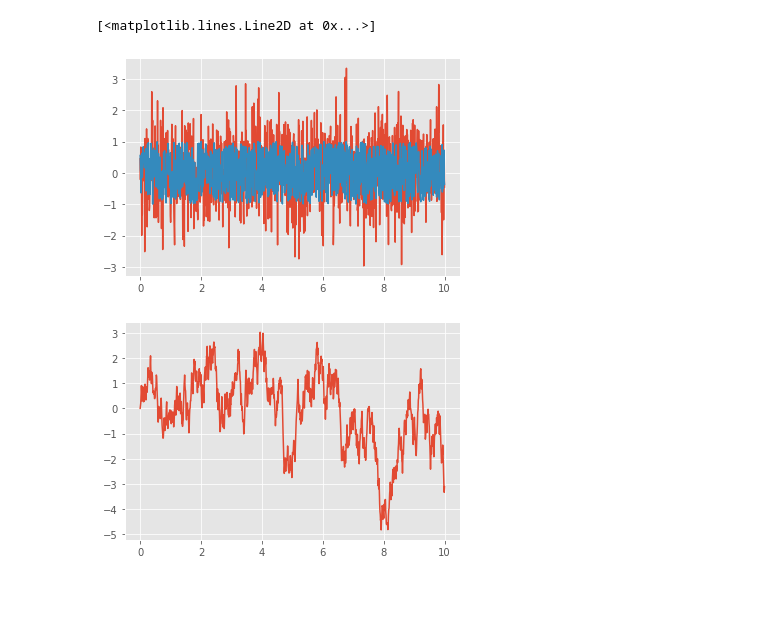
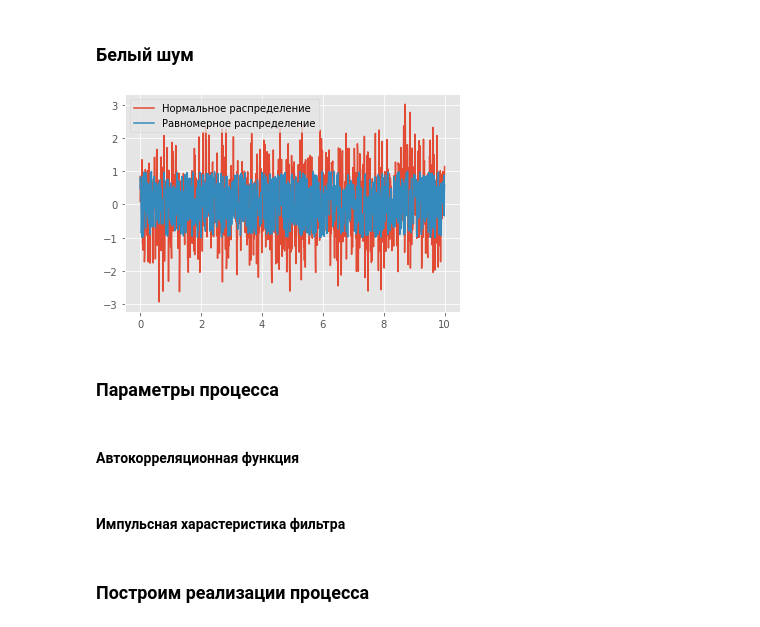
Before and after one commit to andrew-kulikov/matmod, a Jupyter notebook: src/lab3_shit.ipynb, the cells around one changed output. Saved outputs shown, nothing was run; the diff lists cells and outputs as text; code cells hidden in the pictures; blank space fills up the shorter version.

```diff
--- a/src/lab3_shit.ipynb
+++ b/src/lab3_shit.ipynb
@@ -5,21 +5,25 @@ from matplotlib import pyplot as plt
 import math
 
 plt.style.use('ggplot')
+# %% [markdown]
+### Белый шум
 # %%
 n = 1000
 t0 = 0
 t1 = 10
 
-x = [np.random.normal() for _ in range(n)]
 t = np.linspace(t0, t1, n)
 
-x_u = [np.random.uniform(-1, 1) for _ in range(n)]
+normal_noise = [np.random.normal() for _ in range(n)]
+uniform_noise = [np.random.uniform(-1, 1) for _ in range(n)]
 # %%
-plt.plot(t, x)
-plt.plot(t, x_u)
+plt.plot(t, normal_noise, label='Нормальное распределение')
+plt.plot(t, uniform_noise, label='Равномерное распределение')
+plt.legend();
 # %% [output]
-[<matplotlib.lines.Line2D at 0x...>]
-[figure, old version]
+[figure, new version]
+# %% [markdown]
+### Параметры процесса
 # %%
 σ = 1
 α = 1
@@ -28 +36,3 @@ D = 0.5
 dt = (t1 - t0) / n
+# %% [markdown]
+#### Автокорреляционная функция
@@ -29 +45,3 @@ dt = (t1 - t0) / n
+# %% [markdown]
+#### Импульсная харастеристика фильтра
 # %%
@@ -40,22 +52,5 @@ def get_h(D, α, σ):
     return h
 # %%
 h = get_h(D, α, σ)
-# %%
-n = 1000
-t0 = 0
-t1 = 10
-dt = (t1 - t0) / n
-
-ys = []
-
-for q in range(1):
-    if not q: t = np.linspace(t0, t1, n)
-    x = [np.random.uniform(-1, 1) for _ in range(n)]
-    y = [sum(h(t0 + dt * i) * x[j - i] for i in range(j)) for j in range(n)]
-
-    ys.append(y)
-
-    plt.plot(t, y)
-    #plt.plot(t, x)
-# %% [output]
-[figure, removed]
+# %% [markdown]
+### Построим реализации процесса
```
Also changed, not shown: parts of 29 cells of this notebook.
